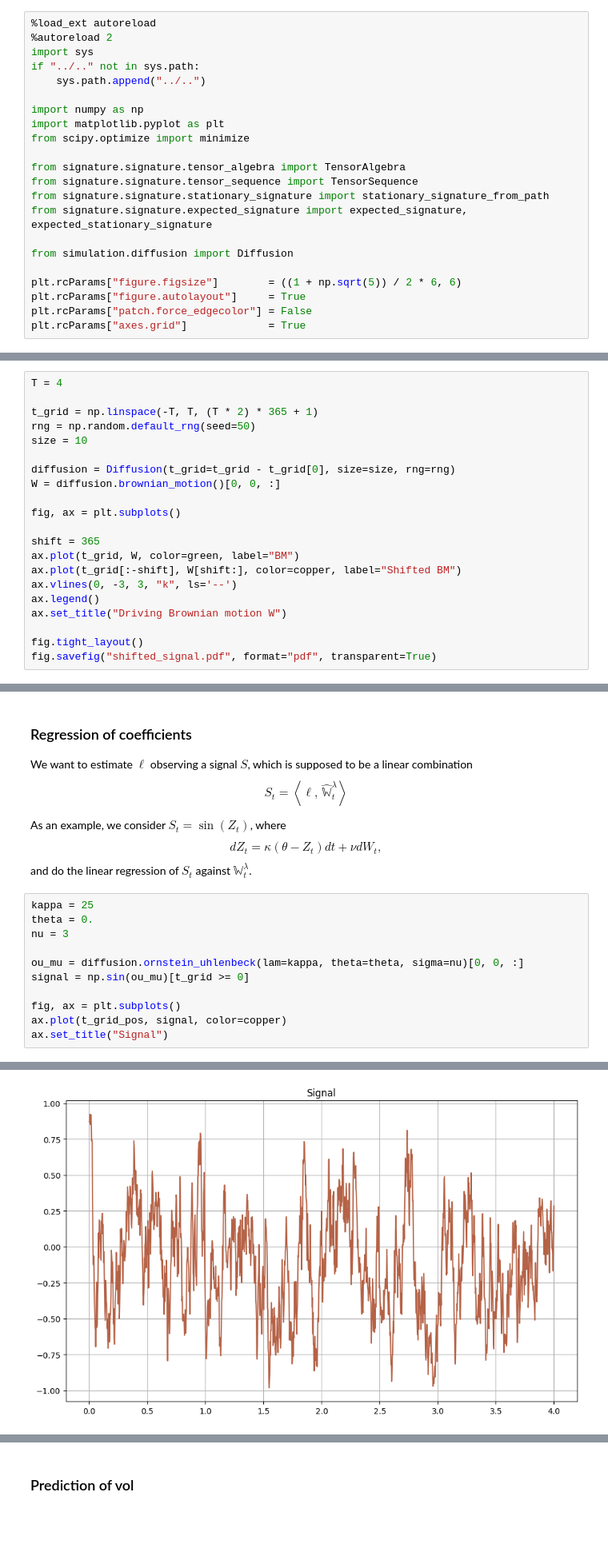
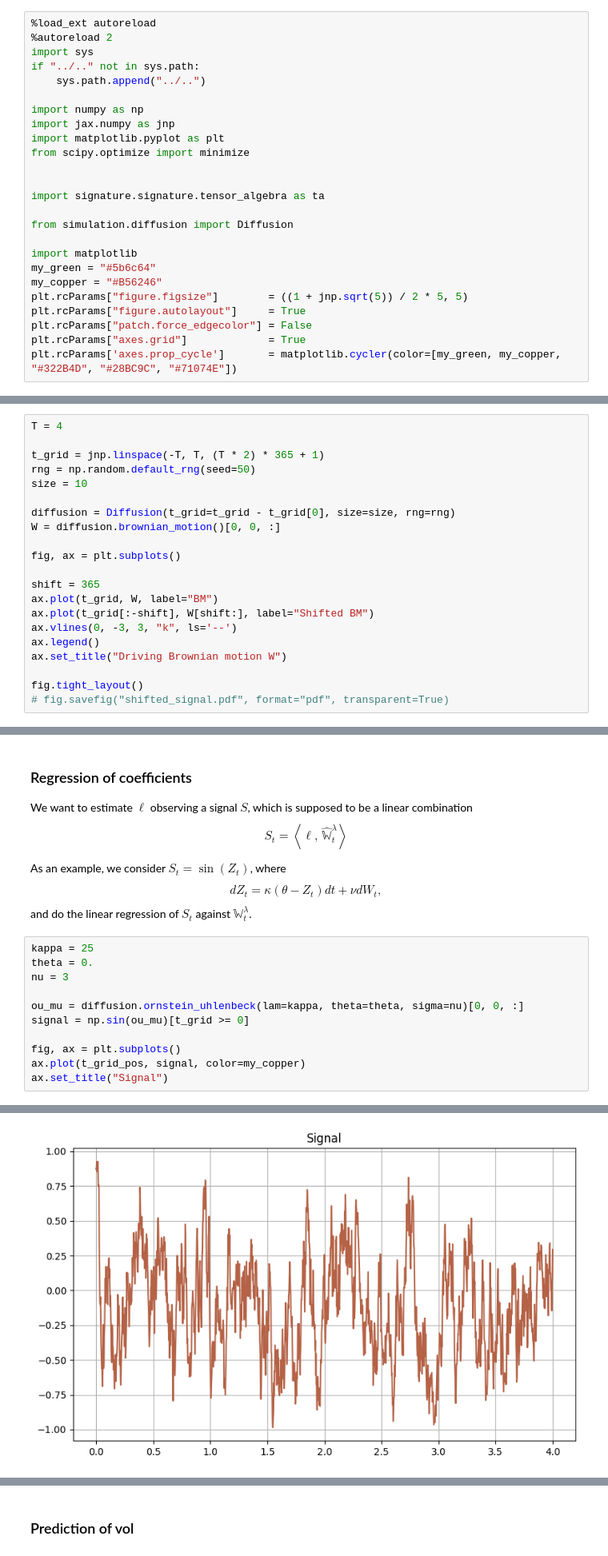
Before and after one commit to MrG1raffe/signature, a Jupyter notebook: notebooks/Stationary Signature.ipynb, the cells around one changed output, grey strips where cells are left out. Shown: that part at 80% size. Drawn from its saved outputs; the diff is of its cells as text; blank space fills up the shorter version.

```diff
--- a/notebooks/Stationary Signature.ipynb
+++ b/notebooks/Stationary Signature.ipynb
@@ -6,17 +6,20 @@ if "../.." not in sys.path:
     sys.path.append("../..")
 
 import numpy as np
+import jax.numpy as jnp
 import matplotlib.pyplot as plt
 from scipy.optimize import minimize
 
-from signature.signature.tensor_algebra import TensorAlgebra
-from signature.signature.tensor_sequence import TensorSequence
-from signature.signature.stationary_signature import stationary_signature_from_path
-from signature.signature.expected_signature import expected_signature, expected_stationary_signature
+
+import signature.signature.tensor_algebra as ta
 
 from simulation.diffusion import Diffusion
 
-plt.rcParams["figure.figsize"]        = ((1 + np.sqrt(5)) / 2 * 6, 6)
+import matplotlib
+my_green = "#5b6c64"
+my_copper = "#B56246"
+plt.rcParams["figure.figsize"]        = ((1 + jnp.sqrt(5)) / 2 * 5, 5)
 plt.rcParams["figure.autolayout"]     = True
 plt.rcParams["patch.force_edgecolor"] = False
 plt.rcParams["axes.grid"]             = True
+plt.rcParams['axes.prop_cycle']       = matplotlib.cycler(color=[my_green, my_copper, "#322B4D", "#28BC9C", "#71074E"])
@@ -48,7 +43,7 @@ copper = "#B56246"
 # %%
 T = 4
 
-t_grid = np.linspace(-T, T, (T * 2) * 365 + 1)
+t_grid = jnp.linspace(-T, T, (T * 2) * 365 + 1)
 rng = np.random.default_rng(seed=50)
 size = 10
 
@@ -58,12 +53,12 @@ W = diffusion.brownian_motion()[0, 0, :]
 fig, ax = plt.subplots()
 
 shift = 365
-ax.plot(t_grid, W, color=green, label="BM")
-ax.plot(t_grid[:-shift], W[shift:], color=copper, label="Shifted BM")
+ax.plot(t_grid, W, label="BM")
+ax.plot(t_grid[:-shift], W[shift:], label="Shifted BM")
 ax.vlines(0, -3, 3, "k", ls='--')
 ax.legend()
 ax.set_title("Driving Brownian motion W")
 
 fig.tight_layout()
-fig.savefig("shifted_signal.pdf", format="pdf", transparent=True)
+# fig.savefig("shifted_signal.pdf", format="pdf", transparent=True)
 # %% [output]
@@ -173,17 +172,17 @@ and do the linear regression of $S_t$ against $\mathbb{W}_{t}^{\lambda}$.
 # %%
 kappa = 25
 theta = 0.
 nu = 3
 
 ou_mu = diffusion.ornstein_uhlenbeck(lam=kappa, theta=theta, sigma=nu)[0, 0, :]
 signal = np.sin(ou_mu)[t_grid >= 0]
 
 fig, ax = plt.subplots()
-ax.plot(t_grid_pos, signal, color=copper)
+ax.plot(t_grid_pos, signal, color=my_copper)
 ax.set_title("Signal")
 # %% [output]
 Text(0.5, 1.0, 'Signal')
-[figure, old version]
+[figure, new version]
 # %%
 trunc = 5
 n_params = 2**(trunc + 1) - 1
```
Also changed, not shown: parts of 17 cells of this notebook, 34 other files.
